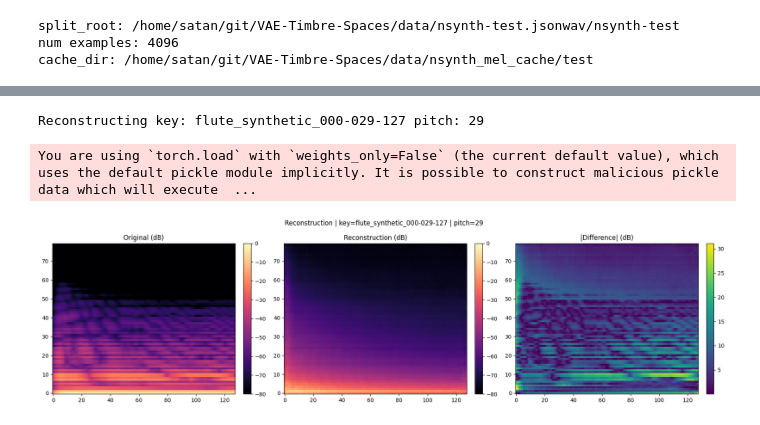
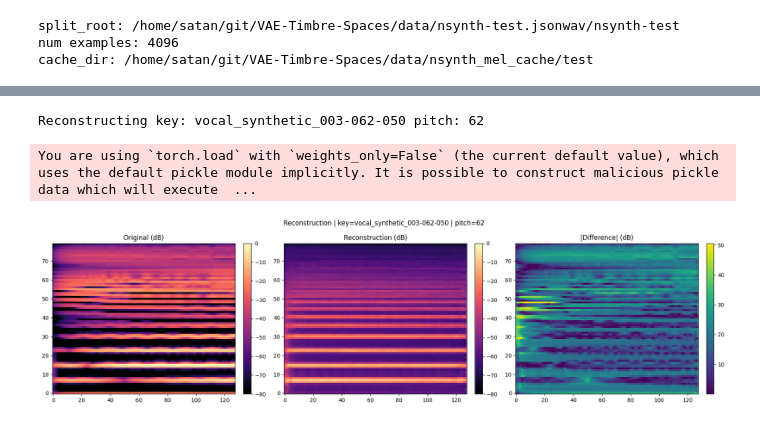
Before and after one commit to Bierc/VAE-Timbre-Spaces, a Jupyter notebook: notebooks/02_analysis_cvae.ipynb, the cells around one changed output, grey strips where cells are left out. Cells and saved outputs as stored; diff of their text form; code cells hidden in the pictures.

```diff
--- a/notebooks/02_analysis_cvae.ipynb
+++ b/notebooks/02_analysis_cvae.ipynb
@@ -438,7 +445,7 @@ Saved: outputs/runs/20260222_155213/audio/interp_cvae_pitch_lat64_beta1.0_fb0.25
 # Set INSTR_KEY to a substring of the NSynth key you want to reconstruct, e.g.:
 # INSTR_KEY = "bass_electronic_018-023"
 # or leave as None to use the first sample from the loader
-INSTR_KEY = "flute_synthetic_000-029-127"
+INSTR_KEY = "vocal_synthetic_003-062-050"
 
 # Load model (reuse CKPT_PATH from earlier cell)
 model_for_recon = load_model_from_checkpoint(CKPT_PATH, device=device)
@@ -458,35 +465,35 @@ else:
     idx = matches[0]
     key_input = keys_all[idx]
 
     # load cached mel from cache_dir (expects path ../data/nsynth_mel_cache/<split>/<key>.pt)
     pt_path = Path(cache_dir) / f"{key_input}.pt"
     if not pt_path.exists():
         # try with string conversion
         pt_path = Path(cache_dir) / f"{str(key_input)}.pt"
     if not pt_path.exists():
         raise FileNotFoundError(f"Cache file not found: {pt_path}")
 
     x_tensor = torch.load(pt_path, weights_only=True)
     # x_tensor shape: (1, 80, T) -> pick first channel
     x_input = x_tensor[0]
 
     # get pitch either from examples dict or from pitch_all
     try:
         pitch_input = int(examples[str(key_input)]['pitch'])
     except Exception:
         pitch_input = int(pitch_all[idx])
 
 print('Reconstructing key:', key_input, 'pitch:', pitch_input)
 
 # Reconstruct
 xhat_norm = reconstruct_one(model_for_recon, x_input, pitch_input)
 
 # Plot
 plot_mel_reconstruction(x_input, xhat_norm, title=f"Reconstruction | key={key_input} | pitch={pitch_input}")
 # %% [output]
-Reconstructing key: flute_synthetic_000-029-127 pitch: 29
+Reconstructing key: vocal_synthetic_003-062-050 pitch: 62
 You are using `torch.load` with `weights_only=False` (the current default value), which uses the default pickle module implicitly. It is possible to construct malicious pickle data which will execute  ...
-[figure, old version]
+[figure, new version]
 # %%
 import numpy as _np
 #  UMAP reducer path
```
Also changed, not shown: parts of 10 cells of this notebook, 1 other file.
